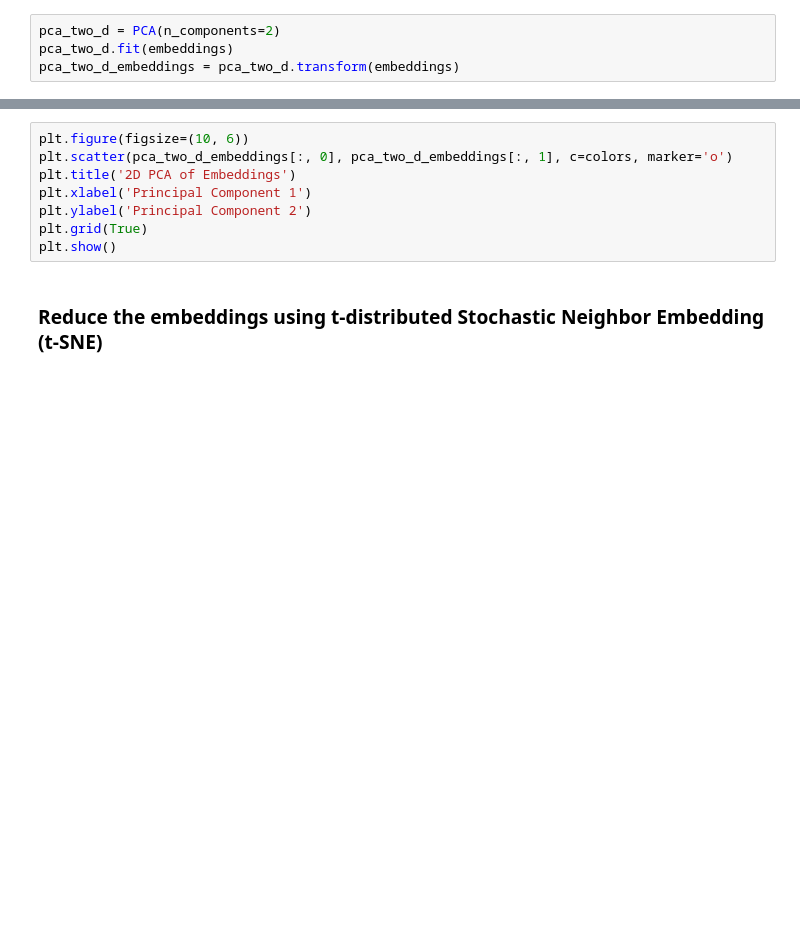
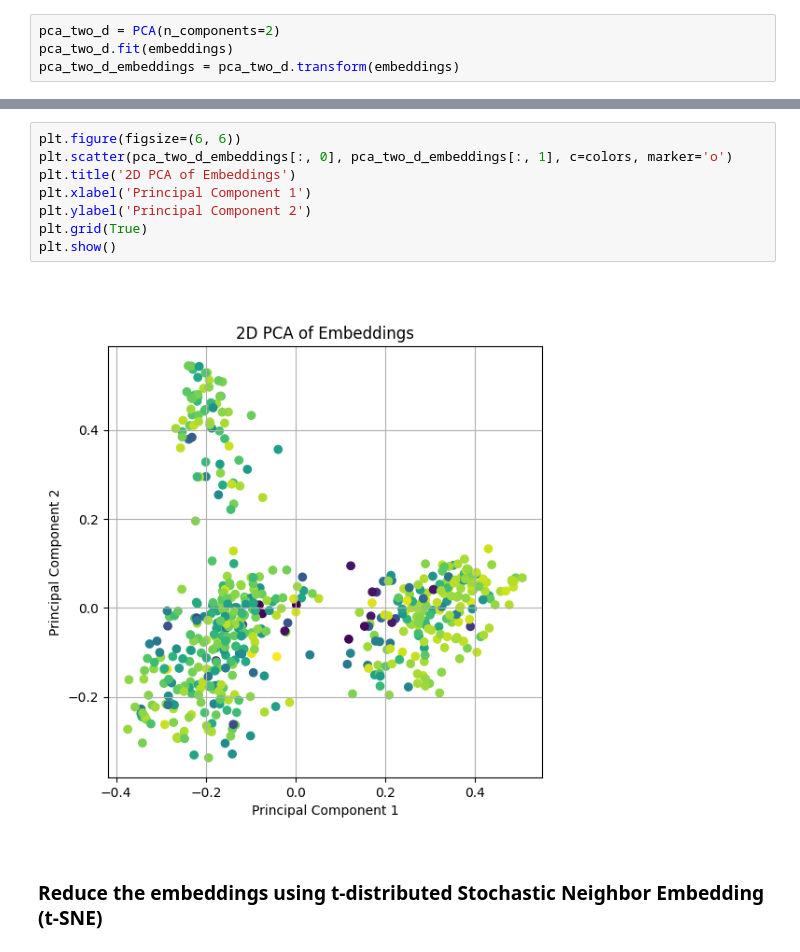
Before and after one commit to nulib/genai4lib-workshop, a Jupyter notebook: 01_embeddings/05_comparing_embedding_models/01_comparing_embedding_models.ipynb, the cells around one changed output, grey strips where cells are left out. Saved outputs shown, nothing was run; the diff lists cells and outputs as text; blank space fills up the shorter version.

```diff
--- a/01_embeddings/05_comparing_embedding_models/01_comparing_embedding_models.ipynb
+++ b/01_embeddings/05_comparing_embedding_models/01_comparing_embedding_models.ipynb
@@ -57,11 +94,13 @@ print(pca_two_d_embeddings.shape)
 # %%
-plt.figure(figsize=(10, 6))
+plt.figure(figsize=(6, 6))
 plt.scatter(pca_two_d_embeddings[:, 0], pca_two_d_embeddings[:, 1], c=colors, marker='o')
 plt.title('2D PCA of Embeddings')
 plt.xlabel('Principal Component 1')
 plt.ylabel('Principal Component 2')
 plt.grid(True)
 plt.show()
+# %% [output]
+[figure, added]
 # %% [markdown]
 ### Reduce the embeddings using t-distributed Stochastic Neighbor Embedding (t-SNE)
 # %%
```
Also changed, not shown: parts of 8 cells of this notebook, 8 other files.
